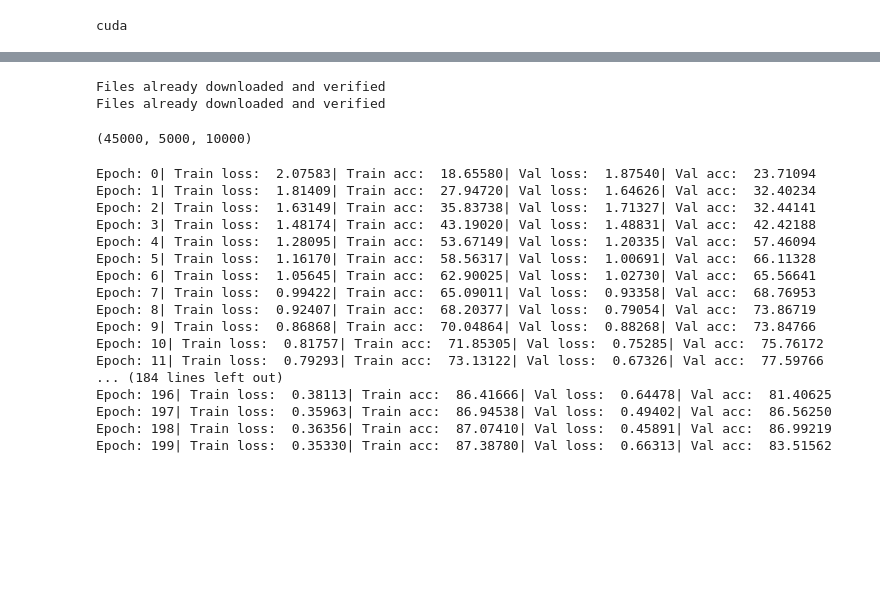
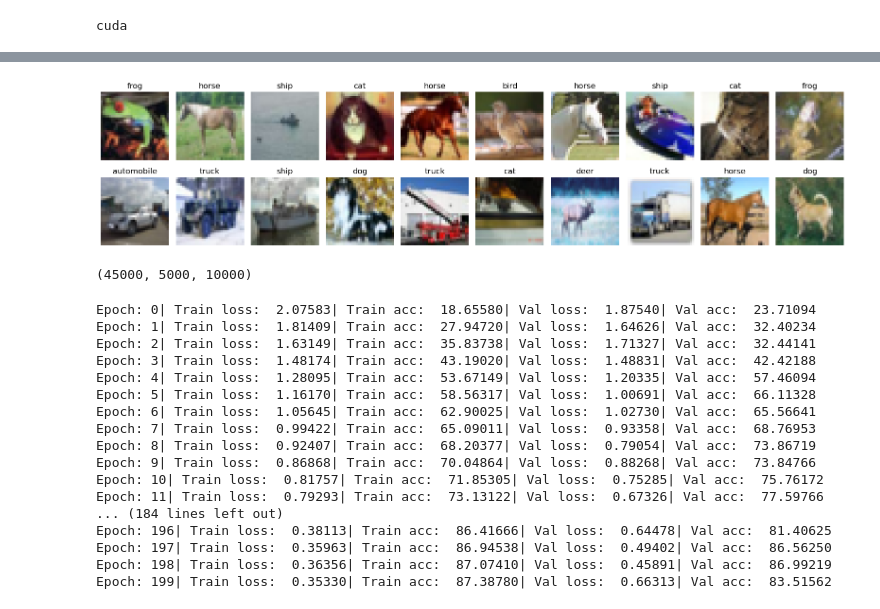
Before and after one commit to sanishsuwal7/ExplainableAI, a Jupyter notebook: VGG-16_adv.ipynb, the cells around one changed output, grey strips where cells are left out. Saved outputs shown, nothing was run; the diff lists cells and outputs as text; code cells hidden in the pictures; blank space fills up the shorter version.

```diff
--- a/VGG-16_adv.ipynb
+++ b/VGG-16_adv.ipynb
@@ -23,3 +39,6 @@ num_epochs = 200
 batch_size = 128
 
 classes = ('plane', 'car' , 'bird','cat', 'deer', 'dog', 'frog', 'horse', 'ship', 'truck')
+# %%
+train_dataset = torchvision.datasets.CIFAR10(root= './data', train = True, download=True)
+test_dataset =  torchvision.datasets.CIFAR10(root= './data', train = False, download=True)
@@ -26,3 +62,20 @@ classes = ('plane', 'car' , 'bird','cat', 'deer', 'dog', 'frog', 'horse', 'ship'
+# %%
+torch.manual_seed(42)     # Search on the internet why '42' is special or
+                          # even '42 * 2' = 84
+
+fig = plt.figure(figsize=(16, 4))
+rows, cols = 2, 10
+
+for i in range(1, (rows*cols) + 1):
+    rand_ind = torch.randint(0, len(train_dataset), size=[1]).item()
+    img, label = train_dataset[rand_ind]
+    fig.add_subplot(rows, cols, i)
+    plt.imshow(img, cmap='gray')
+    plt.title(f"{class_names[label]}")
+    plt.axis(False)
+    plt.tight_layout()
+# %% [output]
+[figure, added]
 # %%
 normalize = transforms.Normalize(mean=[0.485, 0.456, 0.406],
                                      std=[0.229, 0.224, 0.225])
@@ -31,11 +84,8 @@ cifar_transforms = transforms.Compose([transforms.RandomHorizontalFlip(),
             transforms.ToTensor(),
             normalize,])
 # %%
-train_dataset = torchvision.datasets.CIFAR10(root= './data', train = True, download=True, transform = cifar_transforms)
-test_dataset =  torchvision.datasets.CIFAR10(root= './data', train = False, download=True, transform = cifar_transforms)
+train_dataset = torchvision.datasets.CIFAR10(root= './data', train = True, download=False, transform = cifar_transforms)
+test_dataset =  torchvision.datasets.CIFAR10(root= './data', train = False, download=False, transform = cifar_transforms)
-# %% [output]
-Files already downloaded and verified
-Files already downloaded and verified
 # %%
 train_size = int(0.9 * len(train_dataset))
 val_size = len(train_dataset) - train_size
```
Also changed, not shown: parts of 18 cells of this notebook, 1 other file.
